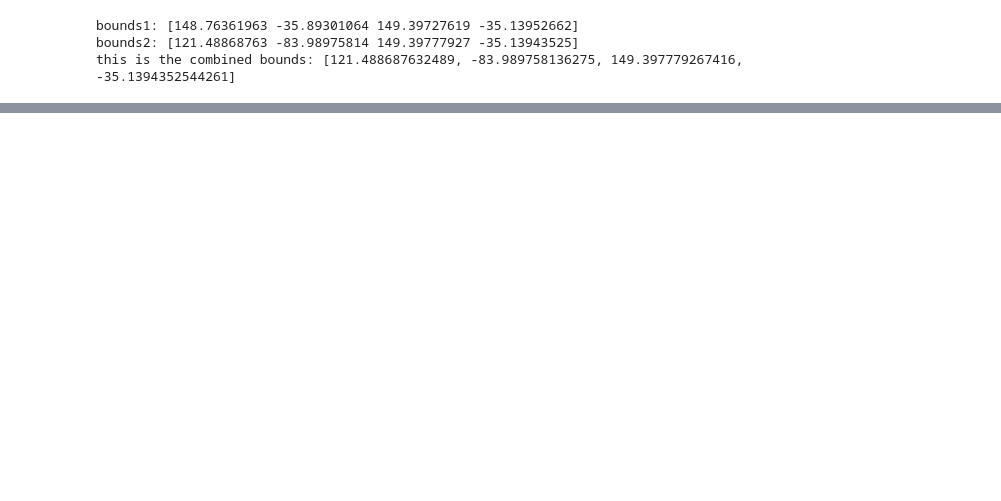
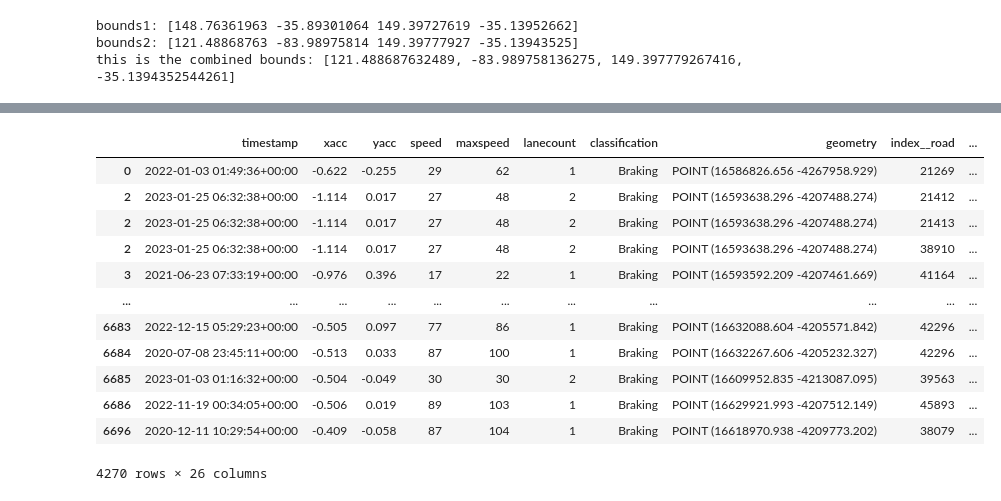
Before and after one commit to tylershienlim/python-CompassIoT-Capstone, a Jupyter notebook: DD-13657919.ipynb, the cells around one changed output, grey strips where cells are left out. Saved outputs shown, nothing was run; the diff lists cells and outputs as text; code cells hidden in the pictures; blank space fills up the shorter version.

```diff
--- a/DD-13657919.ipynb
+++ b/DD-13657919.ipynb
@@ -205,0 +397,22 @@ folium_map.save('geomap.html')
+# %%
+brake_reserve = reserve_joined_gdf[reserve_joined_gdf['classification']=='Braking']
+steer_reserve = reserve_joined_gdf[reserve_joined_gdf['classification']=='Steering']
+
+brake_edge = edge_joined_gdf[edge_joined_gdf['classification']=='Braking']
+steer_edge = edge_joined_gdf[edge_joined_gdf['classification']=='Steering']
+# %%
+brake_reserve
+# %% [output]
+|  | timestamp | xacc | yacc | speed | maxspeed | lanecount | classification | geometry | index__road | ... |
+| 0 | 2022-01-03 01:49:36+00:00 | -0.622 | -0.255 | 29 | 62 | 1 | Braking | POINT (16586826.656 -4267958.929) | 21269 | ... |
+| 2 | 2023-01-25 06:32:38+00:00 | -1.114 | 0.017 | 27 | 48 | 2 | Braking | POINT (16593638.296 -4207488.274) | 21412 | ... |
+| 2 | 2023-01-25 06:32:38+00:00 | -1.114 | 0.017 | 27 | 48 | 2 | Braking | POINT (16593638.296 -4207488.274) | 21413 | ... |
+| 2 | 2023-01-25 06:32:38+00:00 | -1.114 | 0.017 | 27 | 48 | 2 | Braking | POINT (16593638.296 -4207488.274) | 38910 | ... |
+| 3 | 2021-06-23 07:33:19+00:00 | -0.976 | 0.396 | 17 | 22 | 1 | Braking | POINT (16593592.209 -4207461.669) | 41164 | ... |
+| ... | ... | ... | ... | ... | ... | ... | ... | ... | ... | ... |
+| 6683 | 2022-12-15 05:29:23+00:00 | -0.505 | 0.097 | 77 | 86 | 1 | Braking | POINT (16632088.604 -4205571.842) | 42296 | ... |
+| 6684 | 2020-07-08 23:45:11+00:00 | -0.513 | 0.033 | 87 | 100 | 1 | Braking | POINT (16632267.606 -4205232.327) | 42296 | ... |
+| 6685 | 2023-01-03 01:16:32+00:00 | -0.504 | -0.049 | 30 | 30 | 2 | Braking | POINT (16609952.835 -4213087.095) | 39563 | ... |
+| 6686 | 2022-11-19 00:34:05+00:00 | -0.506 | 0.019 | 89 | 103 | 1 | Braking | POINT (16629921.993 -4207512.149) | 45893 | ... |
+| 6696 | 2020-12-11 10:29:54+00:00 | -0.409 | -0.058 | 87 | 104 | 1 | Braking | POINT (16618970.938 -4209773.202) | 38079 | ... |
+4270 rows × 26 columns
```
Also changed, not shown: parts of 32 cells of this notebook.
